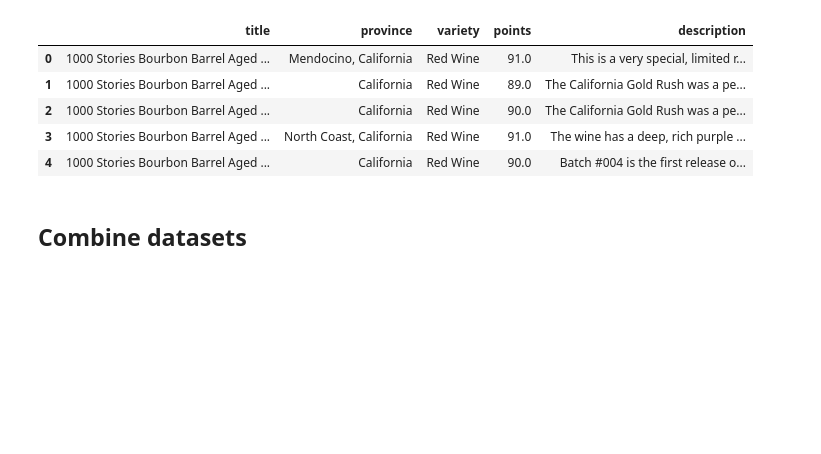
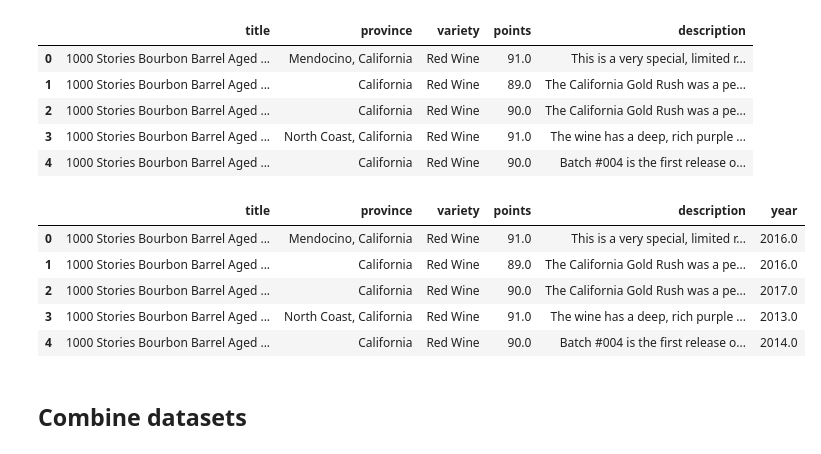
Before and after one commit to KalleHahl/data-science-group-project, a Jupyter notebook: data-cleaning/wine.ipynb, the cells around one changed output. Cells and saved outputs as stored; diff of their text form; code cells hidden in the pictures; blank space fills up the shorter version.

```diff
--- a/data-cleaning/wine.ipynb
+++ b/data-cleaning/wine.ipynb
@@ -13,3 +13,16 @@ wines.head()
 | 2 | US | Tart and snappy, the flavors of l... | NaN | 87 | 14.0 | Oregon | Willamette Valley | Willamette Valley | Paul Gregutt | ... |
 | 3 | US | Pineapple rind, lemon pith and or... | Reserve Late Harvest | 87 | 13.0 | Michigan | Lake Michigan Shore | NaN | Alexander Peartree | ... |
 | 4 | US | Much like the regular bottling fr... | Vintner's Reserve Wild Child Block | 87 | 65.0 | Oregon | Willamette Valley | Willamette Valley | Paul Gregutt | ... |
+# %%
+import re
+
+def extract_year_from_title(title):
+    years_in_title = re.findall(r'\b(19\d{2}|20\d{2})\b', title)
+    if not years_in_title:
+        return None
+    else:
+        years_in_title = map(int, years_in_title)
+        return max(years_in_title)
+
+wines['year'] = wines['title'].apply(extract_year_from_title)
+wines.head()
@@ -61,6 +96,16 @@ wines_2.head()
 | 2 | 1000 Stories Bourbon Barrel Aged ... | California | Red Wine | 90.0 | The California Gold Rush was a pe... |
 | 3 | 1000 Stories Bourbon Barrel Aged ... | North Coast, California | Red Wine | 91.0 | The wine has a deep, rich purple ... |
 | 4 | 1000 Stories Bourbon Barrel Aged ... | California | Red Wine | 90.0 | Batch #004 is the first release o... |
+# %%
+wines_2['year'] = wines_2['title'].apply(extract_year_from_title)
+wines_2.head()
+# %% [output]
+|  | title | province | variety | points | description | year |
+| 0 | 1000 Stories Bourbon Barrel Aged ... | Mendocino, California | Red Wine | 91.0 | This is a very special, limited r... | 2016.0 |
+| 1 | 1000 Stories Bourbon Barrel Aged ... | California | Red Wine | 89.0 | The California Gold Rush was a pe... | 2016.0 |
+| 2 | 1000 Stories Bourbon Barrel Aged ... | California | Red Wine | 90.0 | The California Gold Rush was a pe... | 2017.0 |
+| 3 | 1000 Stories Bourbon Barrel Aged ... | North Coast, California | Red Wine | 91.0 | The wine has a deep, rich purple ... | 2013.0 |
+| 4 | 1000 Stories Bourbon Barrel Aged ... | California | Red Wine | 90.0 | Batch #004 is the first release o... | 2014.0 |
 # %% [markdown]
 ## Combine datasets
 # %%
```
Also changed, not shown: parts of 17 cells of this notebook, 3 other files.
